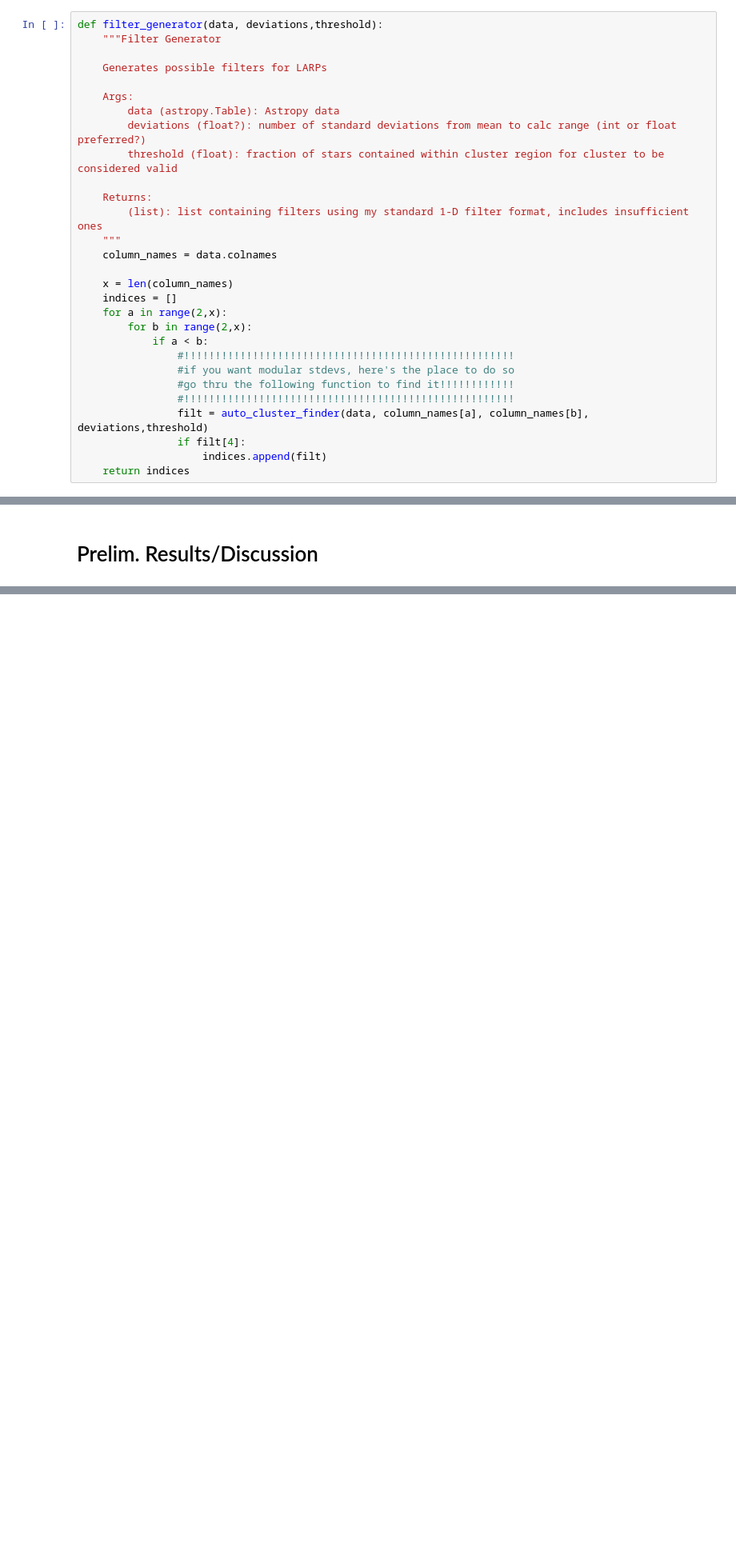
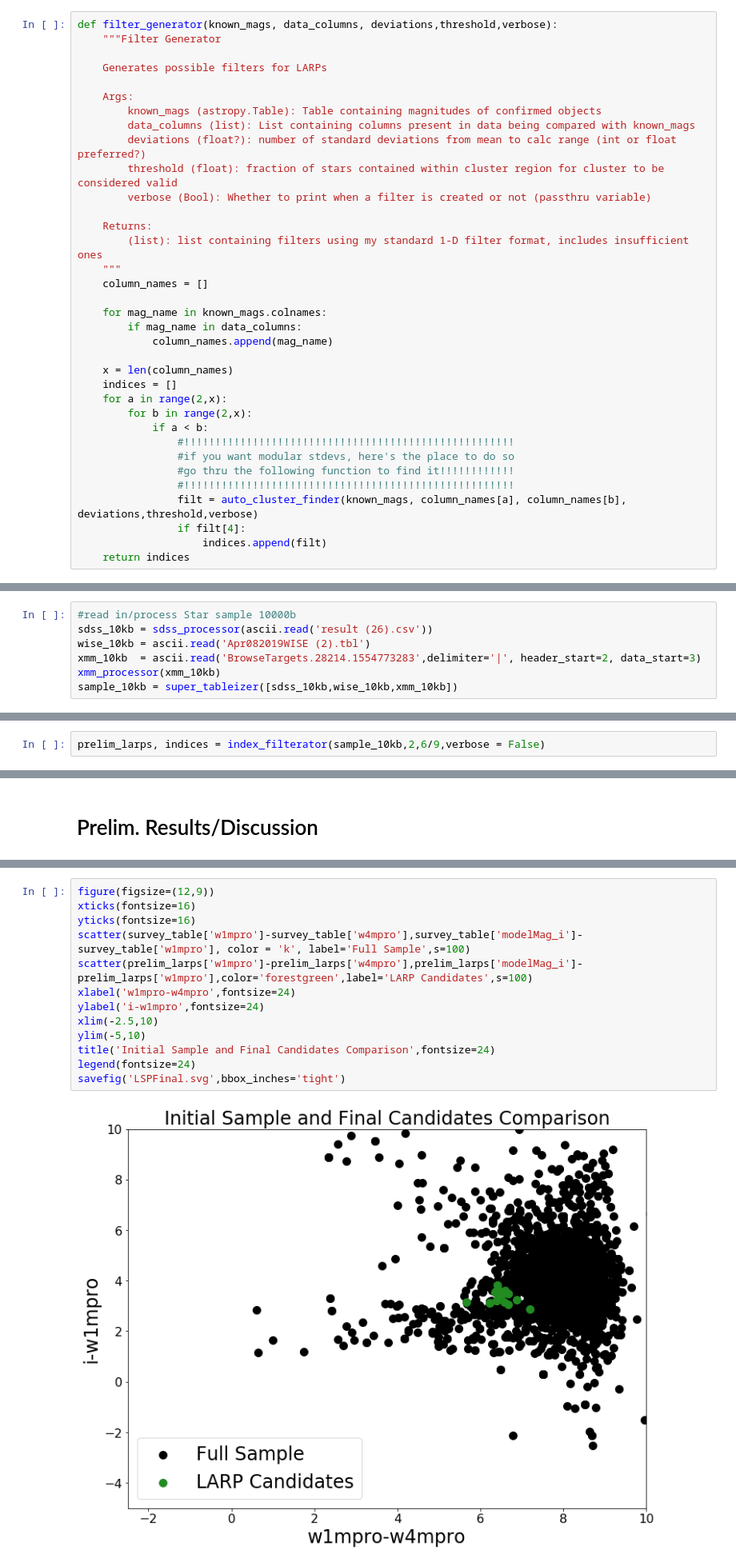
Before and after one commit to joshfuchs/LSP, a Jupyter notebook: LSP-based LARP Candidate Detector - Hamilton.ipynb, the cells around one changed output, grey strips where cells are left out. Shown at 80% size. Saved outputs shown, nothing was run; the diff lists cells and outputs as text; blank space fills up the shorter version.

```diff
--- a/LSP-based LARP Candidate Detector - Hamilton.ipynb
+++ b/LSP-based LARP Candidate Detector - Hamilton.ipynb
@@ -139,20 +159,26 @@ def auto_cluster_finder(data, a, b, deviations, threshold):
 
     return [c, d, a, b, good_filter]
 # %%
-def filter_generator(data, deviations,threshold):
+def filter_generator(known_mags, data_columns, deviations,threshold,verbose):
     """Filter Generator
 
     Generates possible filters for LARPs
 
     Args:
-        data (astropy.Table): Astropy data
+        known_mags (astropy.Table): Table containing magnitudes of confirmed objects
+        data_columns (list): List containing columns present in data being compared with known_mags
         deviations (float?): number of standard deviations from mean to calc range (int or float preferred?)
         threshold (float): fraction of stars contained within cluster region for cluster to be considered valid
+        verbose (Bool): Whether to print when a filter is created or not (passthru variable)
 
     Returns:
         (list): list containing filters using my standard 1-D filter format, includes insufficient ones
     """
-    column_names = data.colnames
+    column_names = []
+
+    for mag_name in known_mags.colnames:
+        if mag_name in data_columns:
+            column_names.append(mag_name)
 
     x = len(column_names)
     indices = []
@@ -163,7 +189,7 @@ def filter_generator(data, deviations,threshold):
                 #if you want modular stdevs, here's the place to do so
                 #go thru the following function to find it!!!!!!!!!!!!
                 #!!!!!!!!!!!!!!!!!!!!!!!!!!!!!!!!!!!!!!!!!!!!!!!!!!!!!
-                filt = auto_cluster_finder(data, column_names[a], column_names[b], deviations,threshold)
+                filt = auto_cluster_finder(known_mags, column_names[a], column_names[b], deviations,threshold,verbose)
                 if filt[4]:
                     indices.append(filt)
     return indices
@@ -248,3 +355,10 @@ xmm_full = ascii.read('BrowseTargets.8264.1539051979', delimiter='|', header_sta
+# %%
+#read in/process Star sample 10000b
+sdss_10kb = sdss_processor(ascii.read('result (26).csv'))
+wise_10kb = ascii.read('Apr082019WISE (2).tbl')
+xmm_10kb  = ascii.read('BrowseTargets.28214.1554773283',delimiter='|', header_start=2, data_start=3)
+xmm_processor(xmm_10kb)
+sample_10kb = super_tableizer([sdss_10kb,wise_10kb,xmm_10kb])
 # %%
 #Organize LARPs
 larp_data = [larps_sdss, larps_wise,larps_xmm]
@@ -259,0 +372,2 @@ prelim_larps = index_filterator(survey_table,2,7/9)
+# %%
+prelim_larps, indices = index_filterator(sample_10kb,2,6/9,verbose = False)
@@ -274,0 +487,15 @@ I believe the issue lied in how the values were recorded in the data. I manually
+# %%
+figure(figsize=(12,9))
+xticks(fontsize=16)
+yticks(fontsize=16)
+scatter(survey_table['w1mpro']-survey_table['w4mpro'],survey_table['modelMag_i']-survey_table['w1mpro'], color = 'k', label='Full Sample',s=100)
+scatter(prelim_larps['w1mpro']-prelim_larps['w4mpro'],prelim_larps['modelMag_i']-prelim_larps['w1mpro'],color='forestgreen',label='LARP Candidates',s=100)
+xlabel('w1mpro-w4mpro',fontsize=24)
+ylabel('i-w1mpro',fontsize=24)
+xlim(-2.5,10)
+ylim(-5,10)
+title('Initial Sample and Final Candidates Comparison',fontsize=24)
+legend(fontsize=24)
+savefig('LSPFinal.svg',bbox_inches='tight')
+# %% [output]
+[figure, added]
```
Also changed, not shown: parts of 28 cells of this notebook, 13 other files.
